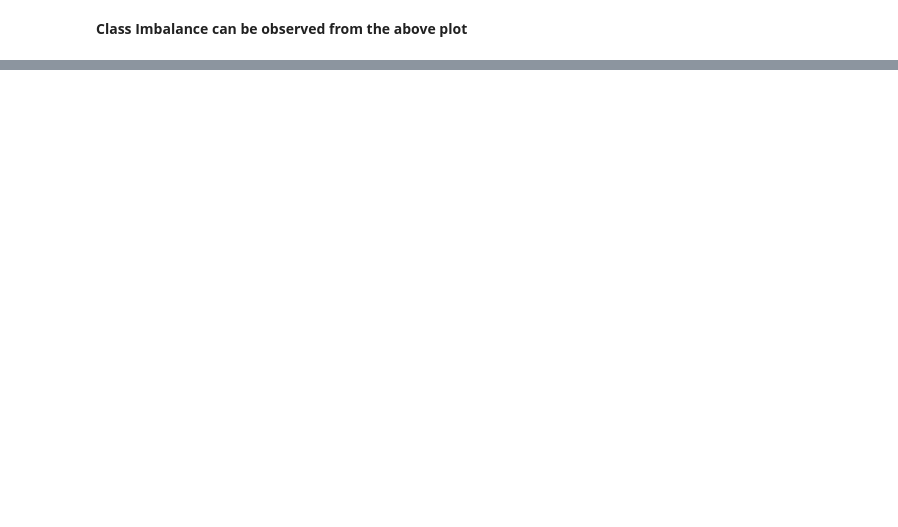
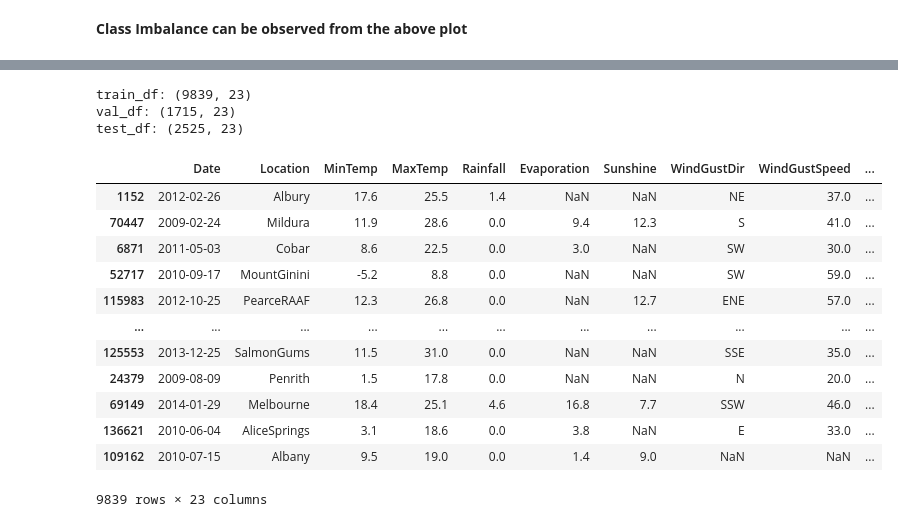
Before and after one commit to Surya8Singh/Portfolio_Projects, a Jupyter notebook: rain-prediction-logistic-regression.ipynb, the cells around one changed output, grey strips where cells are left out. Cells and saved outputs as stored; diff of their text form; code cells hidden in the pictures; blank space fills up the shorter version.

Commit message:
Kaggle Notebook | Rain Prediction - Logistic Regression | Taking a 10% sample of the complete data to split

```diff
--- a/rain-prediction-logistic-regression.ipynb
+++ b/rain-prediction-logistic-regression.ipynb
@@ -79,3 +81,12 @@ px.histogram(raw_df, x = 'Temp3pm', title = 'Temperature at 3 PM vs. Rain Tomorr
 px.scatter(raw_df.sample(2000), x = 'Temp3pm', y = 'Humidity3pm', title = 'Temp. (3pm) vs. Humidity (3pm)', color = 'RainTomorrow')
 # %% [output]
 [interactive output not drawn]
+# %%
+#taking a 10% sample of data to work on
+use_sample = True
+sample_fraction = 0.1
+
+if use_sample:
+    raw_df = raw_df.sample(frac = sample_fraction).copy()
+
+raw_df.shape
@@ -81,0 +115,30 @@ px.scatter(raw_df.sample(2000), x = 'Temp3pm', y = 'Humidity3pm', title = 'Temp.
+# %%
+year = pd.to_datetime(raw_df.Date).dt.year
+
+train_df = raw_df[year<2015]
+val_df = raw_df[year==2015]
+test_df = raw_df[year>2015]
+
+print(f"train_df: {train_df.shape}")
+print(f"val_df: {val_df.shape}")
+print(f"test_df: {test_df.shape}")
+# %% [output]
+train_df: (9839, 23)
+val_df: (1715, 23)
+test_df: (2525, 23)
+# %%
+train_df
+# %% [output]
+|  | Date | Location | MinTemp | MaxTemp | Rainfall | Evaporation | Sunshine | WindGustDir | WindGustSpeed | ... |
+| 1152 | 2012-02-26 | Albury | 17.6 | 25.5 | 1.4 | NaN | NaN | NE | 37.0 | ... |
+| 70447 | 2009-02-24 | Mildura | 11.9 | 28.6 | 0.0 | 9.4 | 12.3 | S | 41.0 | ... |
+| 6871 | 2011-05-03 | Cobar | 8.6 | 22.5 | 0.0 | 3.0 | NaN | SW | 30.0 | ... |
+| 52717 | 2010-09-17 | MountGinini | -5.2 | 8.8 | 0.0 | NaN | NaN | SW | 59.0 | ... |
+| 115983 | 2012-10-25 | PearceRAAF | 12.3 | 26.8 | 0.0 | NaN | 12.7 | ENE | 57.0 | ... |
+| ... | ... | ... | ... | ... | ... | ... | ... | ... | ... | ... |
+| 125553 | 2013-12-25 | SalmonGums | 11.5 | 31.0 | 0.0 | NaN | NaN | SSE | 35.0 | ... |
+| 24379 | 2009-08-09 | Penrith | 1.5 | 17.8 | 0.0 | NaN | NaN | N | 20.0 | ... |
+| 69149 | 2014-01-29 | Melbourne | 18.4 | 25.1 | 4.6 | 16.8 | 7.7 | SSW | 46.0 | ... |
+| 136621 | 2010-06-04 | AliceSprings | 3.1 | 18.6 | 0.0 | 3.8 | NaN | E | 33.0 | ... |
+| 109162 | 2010-07-15 | Albany | 9.5 | 19.0 | 0.0 | 1.4 | 9.0 | NaN | NaN | ... |
+9839 rows × 23 columns
```
Also changed, not shown: parts of 8 cells of this notebook.
